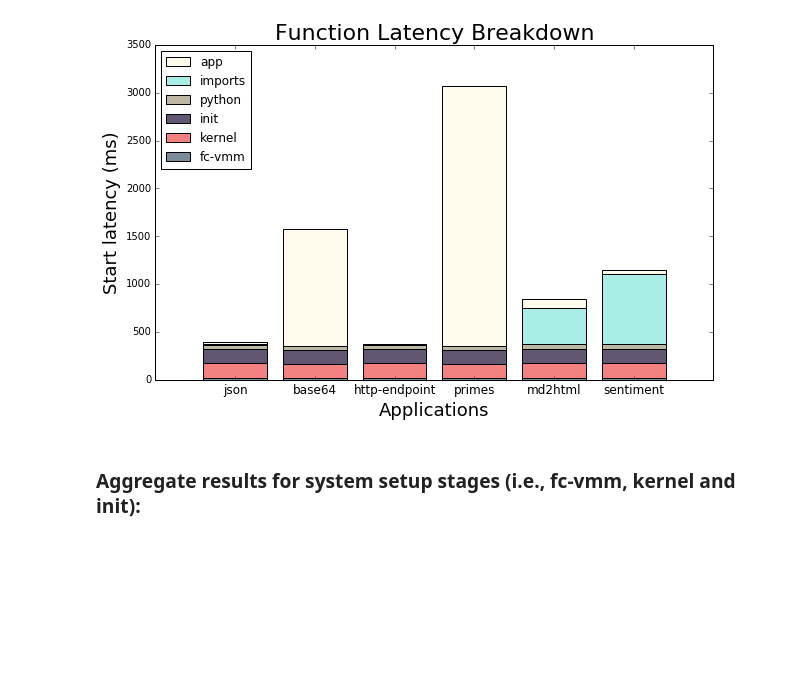
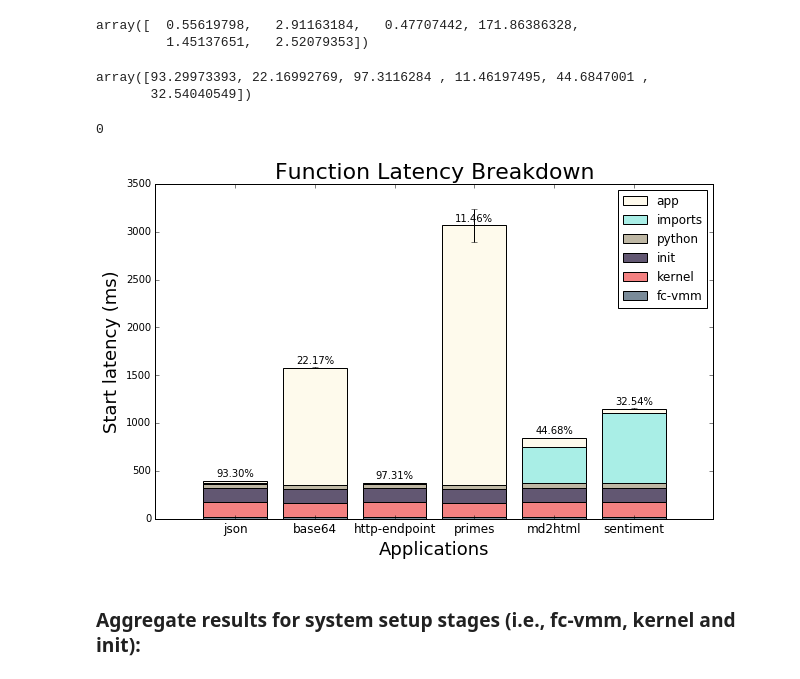
Before and after one commit to princeton-sns/firecracker-tools, a Jupyter notebook: measurements/workload_latency_analysis.ipynb, the cells around one changed output. Saved outputs shown, nothing was run; the diff lists cells and outputs as text; code cells hidden in the pictures; blank space fills up the shorter version.

Commit message:
update latency jn. with raw data

```diff
--- a/measurements/workload_latency_analysis.ipynb
+++ b/measurements/workload_latency_analysis.ipynb
@@ -77,6 +77,19 @@ iave = np.array([np.mean(json_init), np.mean(base64_init), np.mean(http_init), n
 pave = np.array([np.mean(json_python), np.mean(base64_python), np.mean(http_python), np.mean(primes_python), np.mean(markdown2html_python), np.mean(sentiment_python)])
 mave = np.array([np.mean(json_import), np.mean(base64_import), np.mean(http_import), np.mean(primes_import), np.mean(markdown2html_import), np.mean(sentiment_import)])
 aave = np.array([np.mean(json_app), np.mean(base64_app), np.mean(http_app), np.mean(primes_app), np.mean(markdown2html_app), np.mean(sentiment_app)])
+# %%
+app_std = np.array([np.std(json_app), np.std(base64_app), np.std(http_app), np.std(primes_app), np.std(markdown2html_app), np.std(sentiment_app)])
+app_std
+# %% [output]
+array([  0.55619798,   2.91163184,   0.47707442, 171.86386328,
+         1.45137651,   2.52079353])
+# %%
+sys_setup_pctg = (fave+kave+iave+pave)/(fave+kave+iave+pave+mave+aave)
+sys_setup_pctg = sys_setup_pctg*100
+sys_setup_pctg
+# %% [output]
+array([93.29973393, 22.16992769, 97.3116284 , 11.46197495, 44.6847001 ,
+       32.54040549])
 # %%
 cwhite = '#fefaec'
 ccyan = '#a9eee6'
@@ -86,29 +99,44 @@ cgray = '#7A8B99'
 cbrown = '#BEB7A4'
 
 bar_width = 0.8
-title_fz = 22
-axis_fz = 18
-tick_fz = 12
+title_fz = 22.0
+axis_fz = 18.0
+tick_fz = 12.0
+# %%
+6%6
+# %% [output]
+0
 # %%
 idx = ['json', 'base64','http-endpoint', 'primes', 'md2html','sentiment']
 ind = [x for x, _ in enumerate(idx)]
 plt.figure(figsize=(10,6))
 
-plt.bar(ind, aave, width=bar_width, label = 'app', color = cwhite, bottom = mave++pave+iave+kave+fave)
-plt.bar(ind, mave, width=bar_width, label = 'imports', color = ccyan, bottom = pave+iave+kave+fave)
-plt.bar(ind, pave, width=bar_width, label = 'python', color = cbrown, bottom = iave+kave+fave)
-plt.bar(ind, iave, width=bar_width, label = 'init', color = cpurple, bottom = kave+fave)
-plt.bar(ind, kave, width=bar_width, label = 'kernel', color = cred, bottom = fave)
-plt.bar(ind, fave, width=bar_width, label = 'fc-vmm', color = cgray)
+bar0 = plt.bar(ind, aave, yerr= app_std, width=bar_width, label = 'app', color = cwhite, bottom = mave++pave+iave+kave+fave)
+bar1 = plt.bar(ind, mave, width=bar_width, label = 'imports', color = ccyan, bottom = pave+iave+kave+fave)
+bar2 = plt.bar(ind, pave, width=bar_width, label = 'python', color = cbrown, bottom = iave+kave+fave)
+bar3 = plt.bar(ind, iave, width=bar_width, label = 'init', color = cpurple, bottom = kave+fave)
+bar4 = plt.bar(ind, kave, width=bar_width, label = 'kernel', color = cred, bottom = fave)
+bar5 = plt.bar(ind, fave, width=bar_width, label = 'fc-vmm', color = cgray)
 plt.xticks(ind, idx, fontsize=tick_fz)
 plt.ylabel("Start latency (ms)", fontsize=axis_fz)
 plt.xlabel("Applications", fontsize=axis_fz)
-plt.legend(loc = "upper left")
+plt.legend(loc = "upper right")
 plt.title("Function Latency Breakdown", fontsize=title_fz)
 
-plt.show()
+bars = bar0+bar1+bar2+bar3+bar4+bar5
+heights = np.zeros(6)
+for i in range(0, len(bars)):
+    heights[i%6] = heights[i%6]+bars[i].get_height()
+
+
+for num, rect in enumerate(bar0):
+    plt.text(rect.get_x() + rect.get_width()/2.0, heights[num]+20.0, '%.2f%%' % sys_setup_pctg[num], ha='center', va='bottom')
+
+plt.savefig('workload_latency.eps', format="eps")
+#plt.savefig('workload_latency.png', dpi=600)
+#plt.show()
 # %% [output]
-[figure, old version]
+[figure, new version]
 # %% [markdown]
 ### Aggregate results for system setup stages (i.e., fc-vmm, kernel and init):
 # %%
```
Also changed, not shown: parts of 17 cells of this notebook, 59 other files.
